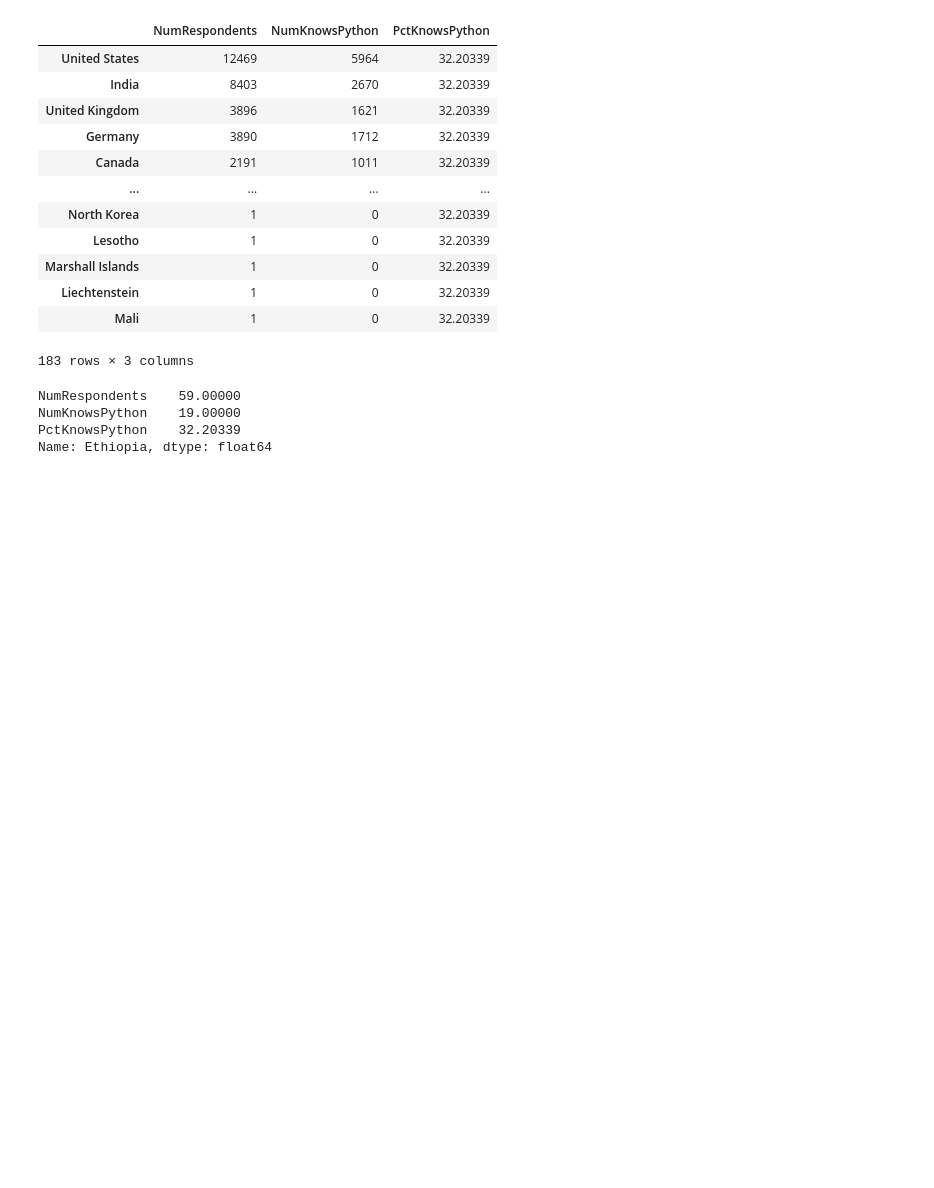
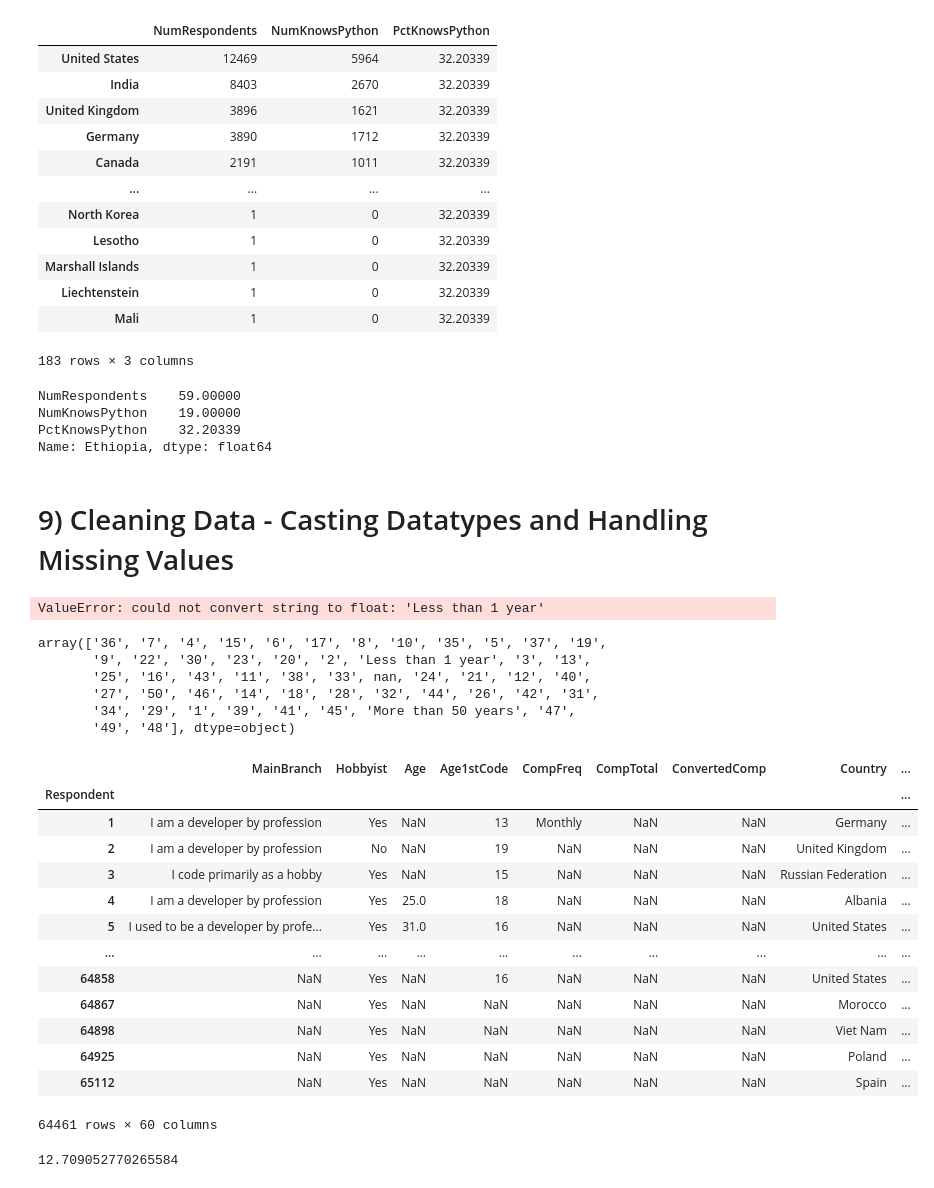
Before and after one commit to yonycherkos/data_analysis, a Jupyter notebook: pandas/Pandas Tutorials.ipynb, the cells around one changed output. Cells and saved outputs as stored; diff of their text form; code cells hidden in the pictures; blank space fills up the shorter version.

Commit message:
9) Cleaning Data - Casting Datatypes and Handling Missing Values

```diff
--- a/pandas/Pandas Tutorials.ipynb
+++ b/pandas/Pandas Tutorials.ipynb
@@ -3,8 +3,9 @@ import pandas as pd
 # %% [markdown]
 # 1) Data Loading
 # %%
-df = pd.read_csv("data/survey_results_public.csv", index_col="Respondent")
-schema_df = pd.read_csv("data/survey_results_schema.csv", index_col="Column")
+na_values = ["NA", "Missing"]
+df = pd.read_csv("data/survey_results_public.csv", index_col="Respondent", na_values=na_values)
+schema_df = pd.read_csv("data/survey_results_schema.csv", index_col="Column", na_values=na_values)
 # %%
 df.head()
 # %% [output]
@@ -586,3 +587,40 @@ NumRespondents    59.00000
 NumKnowsPython    19.00000
 PctKnowsPython    32.20339
 Name: Ethiopia, dtype: float64
+# %% [markdown]
+# 9) Cleaning Data - Casting Datatypes and Handling Missing Values
+# %%
+df["YearsCode"].astype("float").mean()
+# %% [output]
+ValueError: could not convert string to float: 'Less than 1 year'
+# %%
+df["YearsCode"].unique()
+# %% [output]
+array(['36', '7', '4', '15', '6', '17', '8', '10', '35', '5', '37', '19',
+       '9', '22', '30', '23', '20', '2', 'Less than 1 year', '3', '13',
+       '25', '16', '43', '11', '38', '33', nan, '24', '21', '12', '40',
+       '27', '50', '46', '14', '18', '28', '32', '44', '26', '42', '31',
+       '34', '29', '1', '39', '41', '45', 'More than 50 years', '47',
+       '49', '48'], dtype=object)
+# %%
+df.replace({"Less than 1 year": 0, "More than 50 years": 51}, inplace=True)
+df
+# %% [output]
+|  | MainBranch | Hobbyist | Age | Age1stCode | CompFreq | CompTotal | ConvertedComp | Country | ... |
+| Respondent |  |  |  |  |  |  |  |  | ... |
+| 1 | I am a developer by profession | Yes | NaN | 13 | Monthly | NaN | NaN | Germany | ... |
+| 2 | I am a developer by profession | No | NaN | 19 | NaN | NaN | NaN | United Kingdom | ... |
+| 3 | I code primarily as a hobby | Yes | NaN | 15 | NaN | NaN | NaN | Russian Federation | ... |
+| 4 | I am a developer by profession | Yes | 25.0 | 18 | NaN | NaN | NaN | Albania | ... |
+| 5 | I used to be a developer by profe... | Yes | 31.0 | 16 | NaN | NaN | NaN | United States | ... |
+| ... | ... | ... | ... | ... | ... | ... | ... | ... | ... |
+| 64858 | NaN | Yes | NaN | 16 | NaN | NaN | NaN | United States | ... |
+| 64867 | NaN | Yes | NaN | NaN | NaN | NaN | NaN | Morocco | ... |
+| 64898 | NaN | Yes | NaN | NaN | NaN | NaN | NaN | Viet Nam | ... |
+| 64925 | NaN | Yes | NaN | NaN | NaN | NaN | NaN | Poland | ... |
+| 65112 | NaN | Yes | NaN | NaN | NaN | NaN | NaN | Spain | ... |
+64461 rows × 60 columns
+# %%
+df["YearsCode"].astype(float).mean()
+# %% [output]
+12.709052770265584
```
Also changed, not shown: parts of 1 cell of this notebook, 1 other file.
